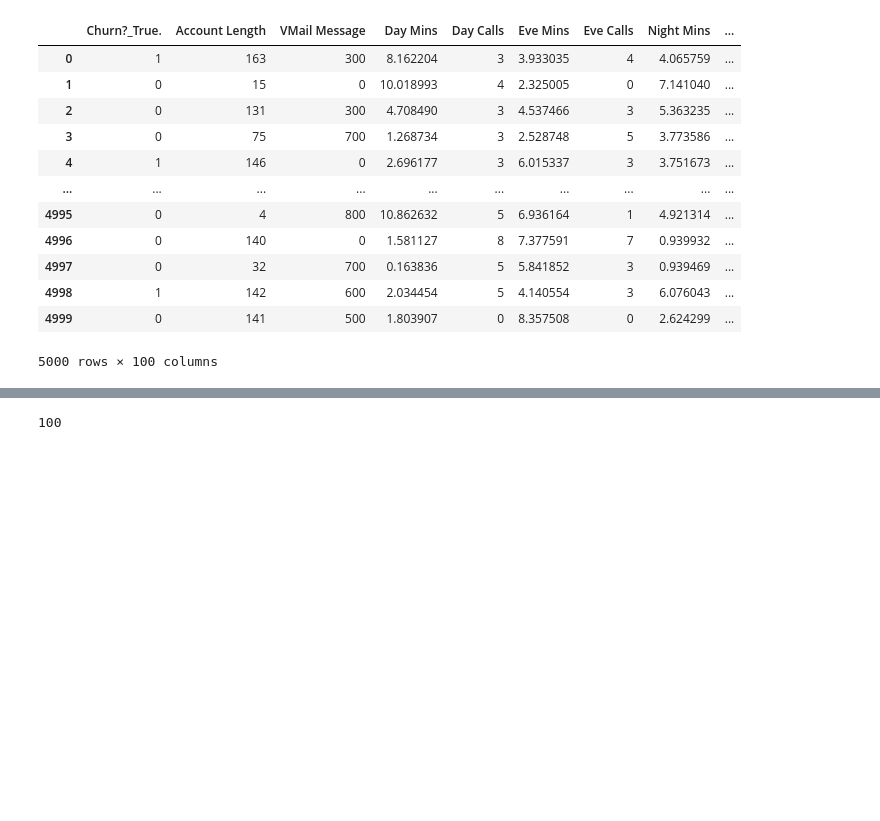
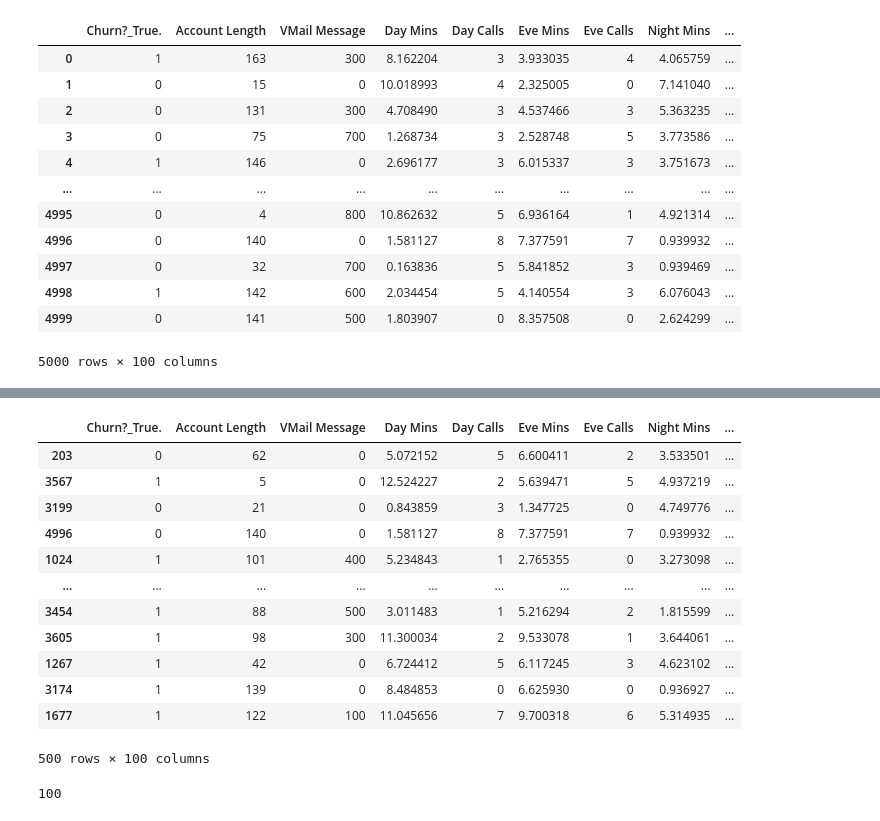
Before and after one commit to LokaHQ/aws_immersion_sagemaker, a Jupyter notebook: training/xgboost_customer_churn.ipynb, the cells around one changed output, grey strips where cells are left out. Drawn from its saved outputs; the diff is of its cells as text; code cells hidden in the pictures; blank space fills up the shorter version.

```diff
--- a/training/xgboost_customer_churn.ipynb
+++ b/training/xgboost_customer_churn.ipynb
@@ -316,0 +354,16 @@ model_data
+# %%
+test_data
+# %% [output]
+|  | Churn?_True. | Account Length | VMail Message | Day Mins | Day Calls | Eve Mins | Eve Calls | Night Mins | ... |
+| 203 | 0 | 62 | 0 | 5.072152 | 5 | 6.600411 | 2 | 3.533501 | ... |
+| 3567 | 1 | 5 | 0 | 12.524227 | 2 | 5.639471 | 5 | 4.937219 | ... |
+| 3199 | 0 | 21 | 0 | 0.843859 | 3 | 1.347725 | 0 | 4.749776 | ... |
+| 4996 | 0 | 140 | 0 | 1.581127 | 8 | 7.377591 | 7 | 0.939932 | ... |
+| 1024 | 1 | 101 | 400 | 5.234843 | 1 | 2.765355 | 0 | 3.273098 | ... |
+| ... | ... | ... | ... | ... | ... | ... | ... | ... | ... |
+| 3454 | 1 | 88 | 500 | 3.011483 | 1 | 5.216294 | 2 | 1.815599 | ... |
+| 3605 | 1 | 98 | 300 | 11.300034 | 2 | 9.533078 | 1 | 3.644061 | ... |
+| 1267 | 1 | 42 | 0 | 6.724412 | 5 | 6.117245 | 3 | 4.623102 | ... |
+| 3174 | 1 | 139 | 0 | 8.484853 | 0 | 6.625930 | 0 | 0.936927 | ... |
+| 1677 | 1 | 122 | 100 | 11.045656 | 7 | 9.700318 | 6 | 5.314935 | ... |
+500 rows × 100 columns
```
Also changed, not shown: parts of 6 cells of this notebook, 7 other files.
